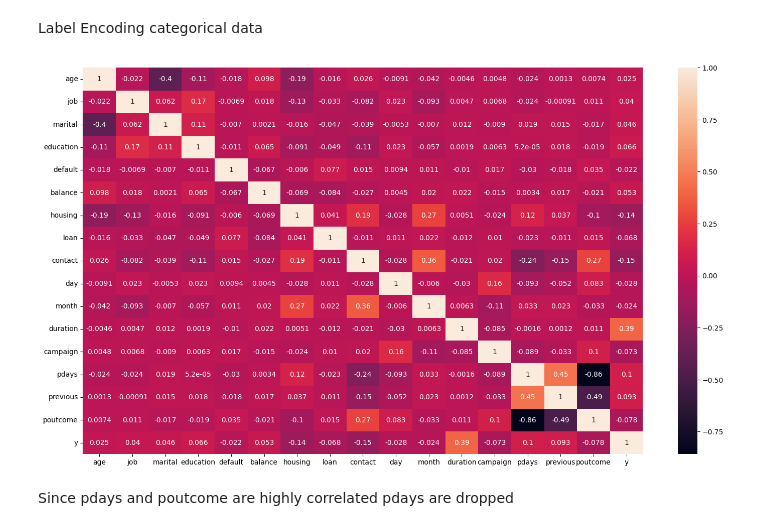
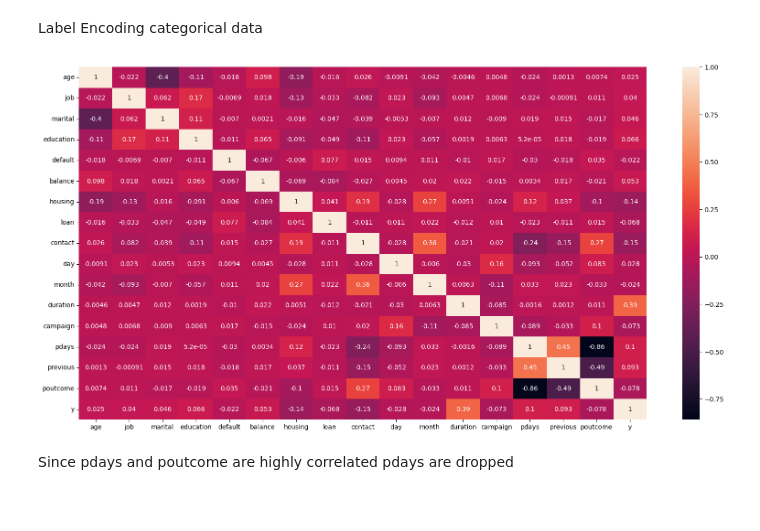
Before and after one commit to ozgunbilecen/IE423, a Jupyter notebook: OzgunBilecen_Task4.ipynb, the cells around one changed output. Cells and saved outputs as stored; diff of their text form; code cells hidden in the pictures.

```diff
--- a/OzgunBilecen_Task4.ipynb
+++ b/OzgunBilecen_Task4.ipynb
@@ -132,11 +132,11 @@ for col in cols_cat:
     dfB[col] = label_encoder.fit_transform(dfB[col])
 # %%
 r = dfB.corr(numeric_only=False)
-fig = plt.figure(figsize=(18,10))
+fig = plt.figure(figsize=(20,10))
 sns.heatmap(r, annot=True)
 plt.show()
 # %% [output]
-[figure, old version]
+[figure, new version]
 # %% [markdown]
 Since pdays and poutcome are highly correlated pdays are dropped
 # %%
```
Also changed, not shown: parts of 27 cells of this notebook.
